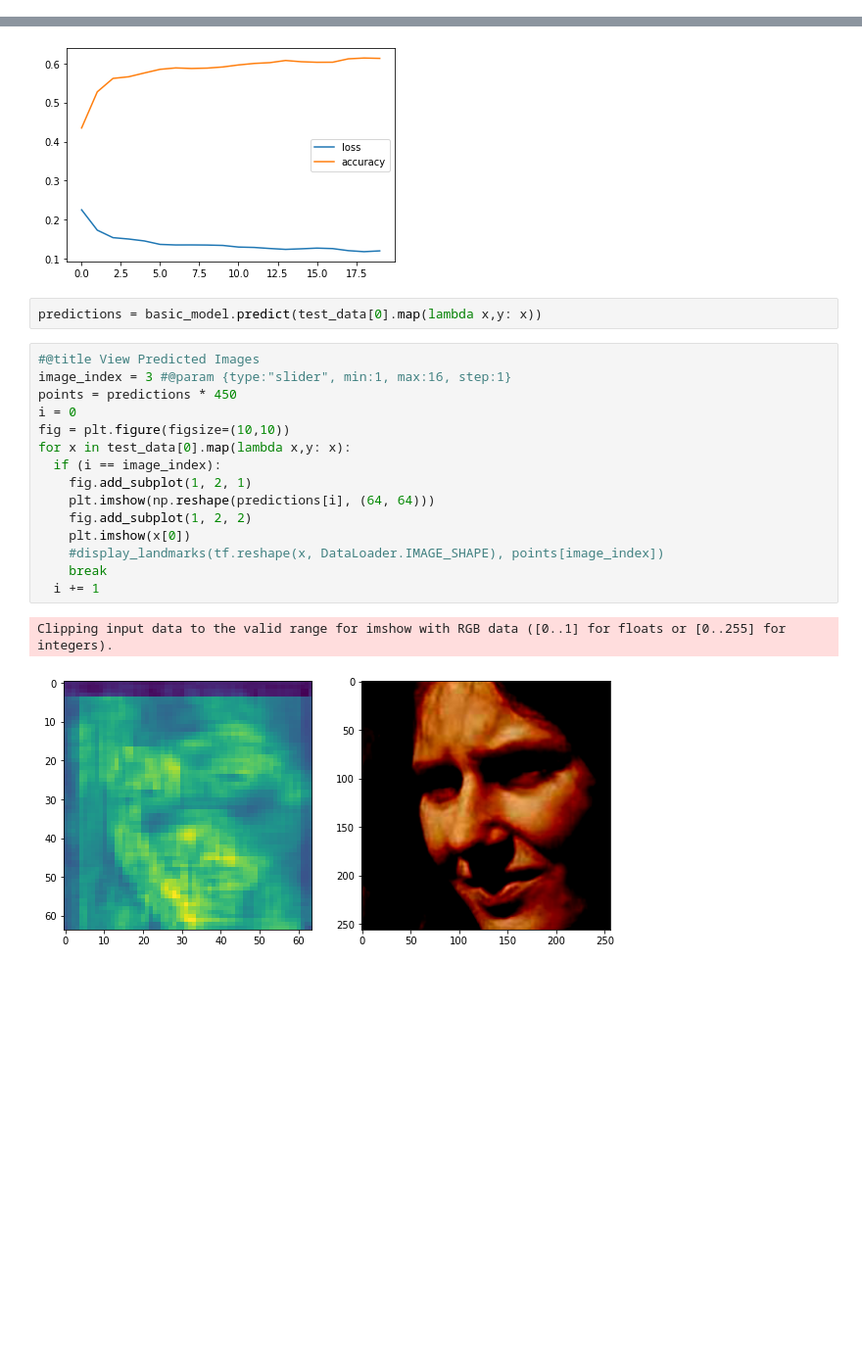
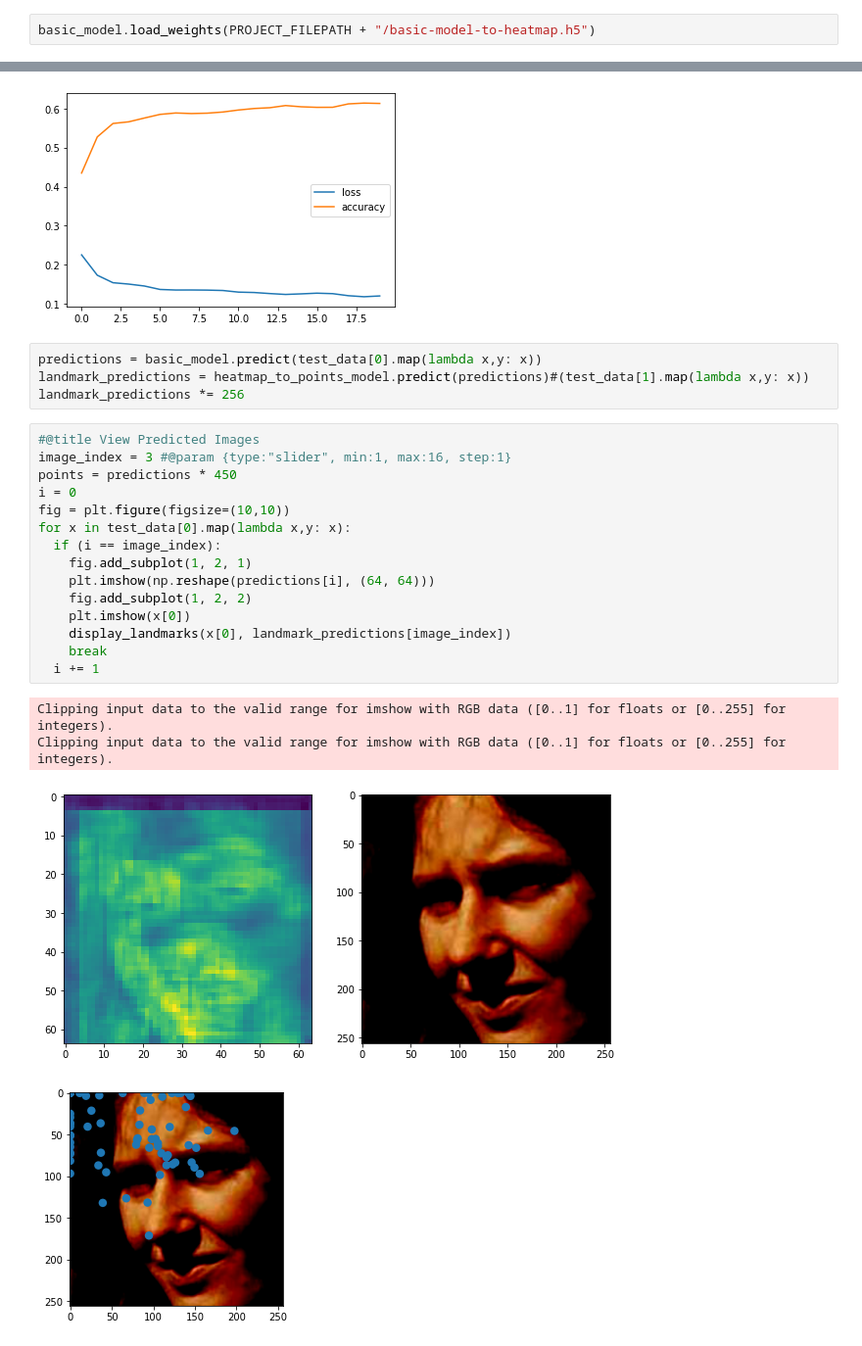
Before and after one commit to Waidhoferj/CSC-566-Project, a Jupyter notebook: FacialLandmarks.ipynb, the cells around one changed output, grey strips where cells are left out. Shown at 98% size. Cells and saved outputs as stored; diff of their text form; blank space fills up the shorter version.

```diff
--- a/FacialLandmarks.ipynb
+++ b/FacialLandmarks.ipynb
@@ -289,6 +300,8 @@ Total params: 243,137
 Trainable params: 243,137
 Non-trainable params: 0
 __________________________________________________________________________________________________
+# %%
+basic_model.load_weights(PROJECT_FILEPATH + "/basic-model-to-heatmap.h5")
 # %%
 #basic_model.fit(train_data[0].shuffle(64), epochs=40, validation_data=val_data[0], verbose=1)
 basic_model.fit(train_data[0].shuffle(64), epochs=20, verbose=1)
@@ -322,21 +335,25 @@ pd.DataFrame(basic_model.history.history).plot()
 [figure]
 # %%
 predictions = basic_model.predict(test_data[0].map(lambda x,y: x))
+landmark_predictions = heatmap_to_points_model.predict(predictions)#(test_data[1].map(lambda x,y: x))
+landmark_predictions *= 256
 # %%
 #@title View Predicted Images
 image_index = 3 #@param {type:"slider", min:1, max:16, step:1}
 points = predictions * 450
 i = 0
 fig = plt.figure(figsize=(10,10))
 for x in test_data[0].map(lambda x,y: x):
   if (i == image_index):
     fig.add_subplot(1, 2, 1)
     plt.imshow(np.reshape(predictions[i], (64, 64)))
     fig.add_subplot(1, 2, 2)
     plt.imshow(x[0])
-    #display_landmarks(tf.reshape(x, DataLoader.IMAGE_SHAPE), points[image_index])
+    display_landmarks(x[0], landmark_predictions[image_index])
     break
   i += 1
 # %% [output]
 Clipping input data to the valid range for imshow with RGB data ([0..1] for floats or [0..255] for integers).
+Clipping input data to the valid range for imshow with RGB data ([0..1] for floats or [0..255] for integers).
 [figure]
+[figure, added]
```
Also changed, not shown: parts of 10 cells of this notebook.
